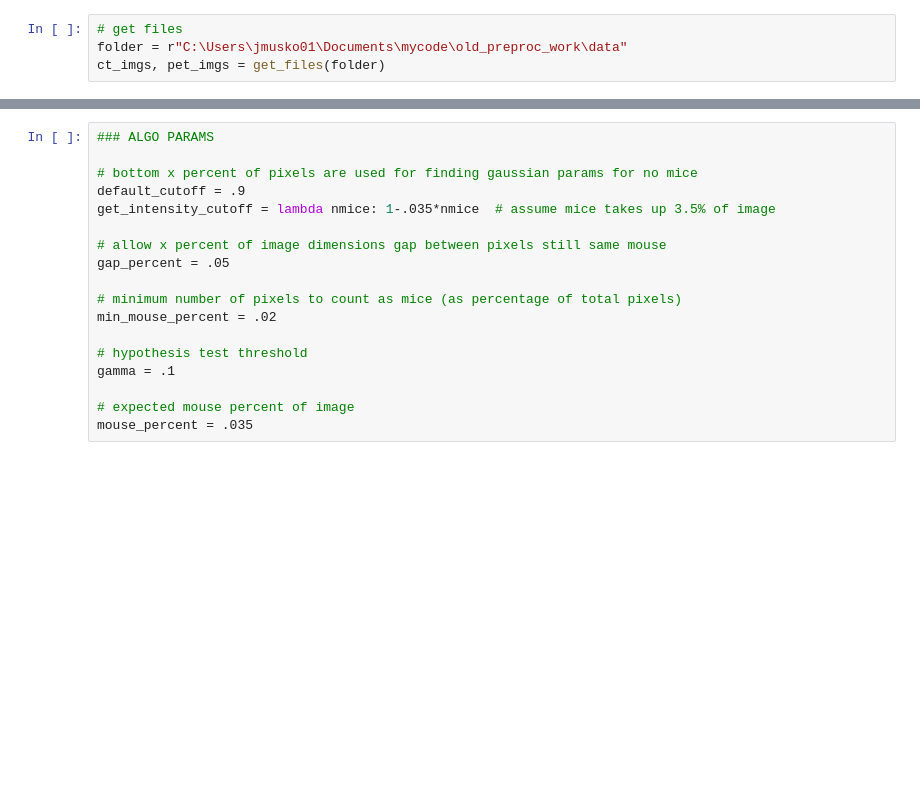
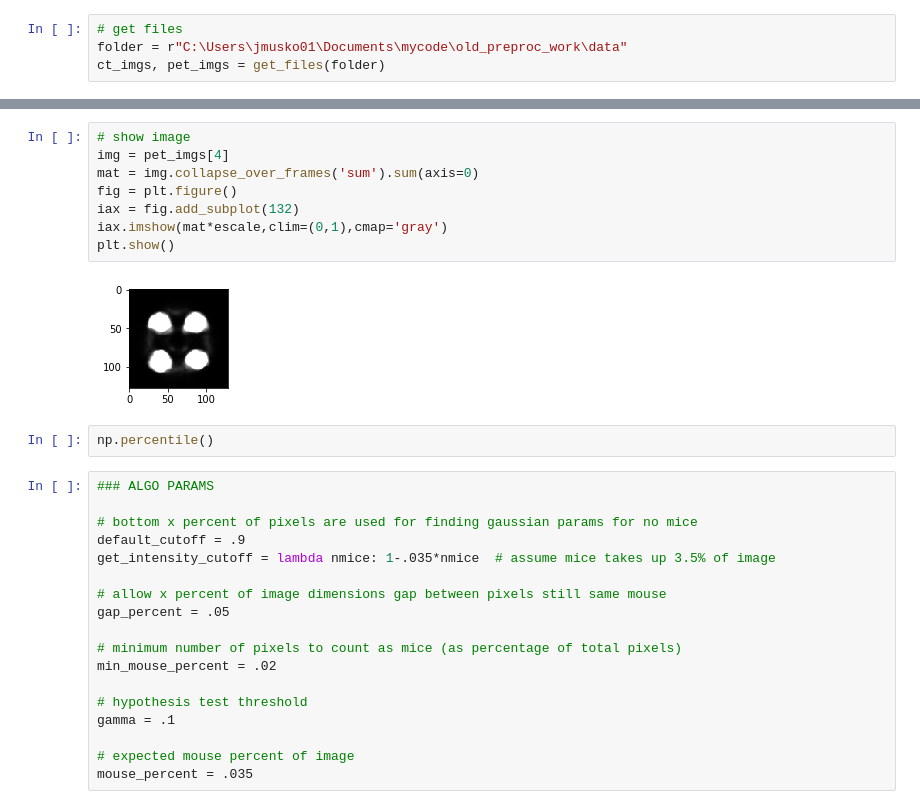
Before and after one commit to jackmuskopf/pet-ct-image-editor, a Jupyter notebook: Untitled.ipynb, the cells around one changed output, grey strips where cells are left out. Saved outputs shown, nothing was run; the diff lists cells and outputs as text; blank space fills up the shorter version.

```diff
--- a/Untitled.ipynb
+++ b/Untitled.ipynb
@@ -51,3 +38,15 @@ Cutoff = 0.10309625416994106
+# %%
+# show image
+img = pet_imgs[4]
+mat = img.collapse_over_frames('sum').sum(axis=0)
+fig = plt.figure()
+iax = fig.add_subplot(132)
+iax.imshow(mat*escale,clim=(0,1),cmap='gray')
+plt.show()
+# %% [output]
+[figure, added]
+# %%
+np.percentile()
 # %%
 ### ALGO PARAMS
 
```
Also changed, not shown: parts of 6 cells of this notebook, 1 other file.
